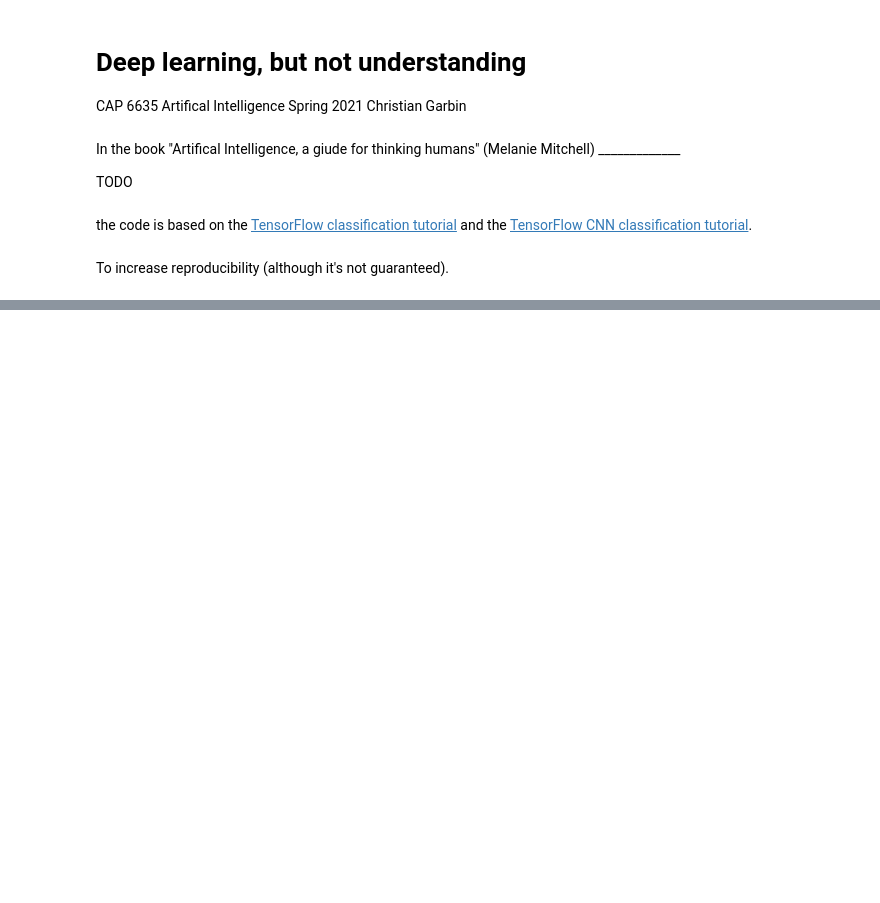
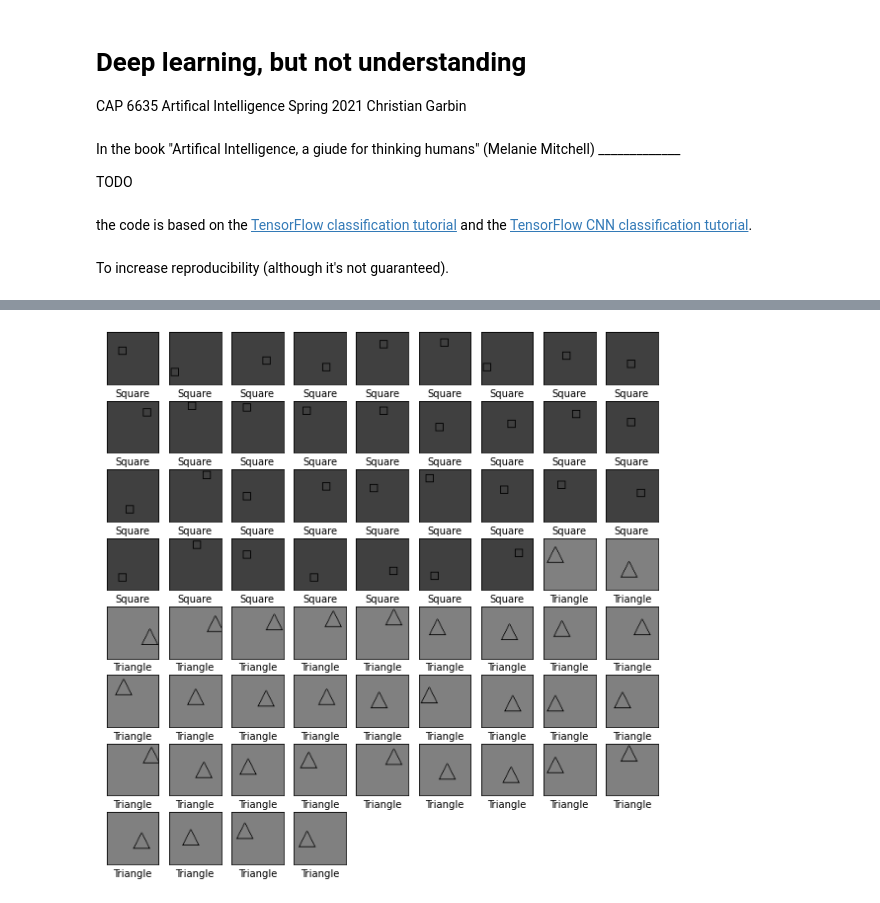
Before and after one commit to fau-masters-collected-works-cgarbin/machine-learning-but-not-understanding, a Jupyter notebook: deep_learning_but_not_understanding.ipynb, the cells around one changed output, grey strips where cells are left out. Cells and saved outputs as stored; diff of their text form; code cells hidden in the pictures; blank space fills up the shorter version.

```diff
--- a/deep_learning_but_not_understanding.ipynb
+++ b/deep_learning_but_not_understanding.ipynb
@@ -134,0 +180,4 @@ plt.show()
+# %%
+model = get_model()
+model.fit(train_set, train_label, batch_size=32, epochs=3,
+          validation_data=(test_set, test_label), callbacks=[callback])
@@ -134,0 +192,16 @@ plt.show()
+# %%
+pred_prob = model.predict(test_set)
+pred_label = np.argmax(pred_prob, axis=1)
+# %%
+plt.figure(figsize=(10,10))
+for i in range(67):
+    plt.subplot(8,9,i+1)
+    plt.xticks([])
+    plt.yticks([])
+    plt.grid(False)
+    cmap = 'gray' if pred_label[i] == test_label[i][0] else 'Reds'
+    plt.imshow(test_set[i], cmap=cmap, vmin=0.0, vmax=1.0)
+    plt.xlabel(class_names[pred_label[i]])
+plt.show()
+# %% [output]
+[figure, added]
```
Also changed, not shown: parts of 22 cells of this notebook, 1 other file.
